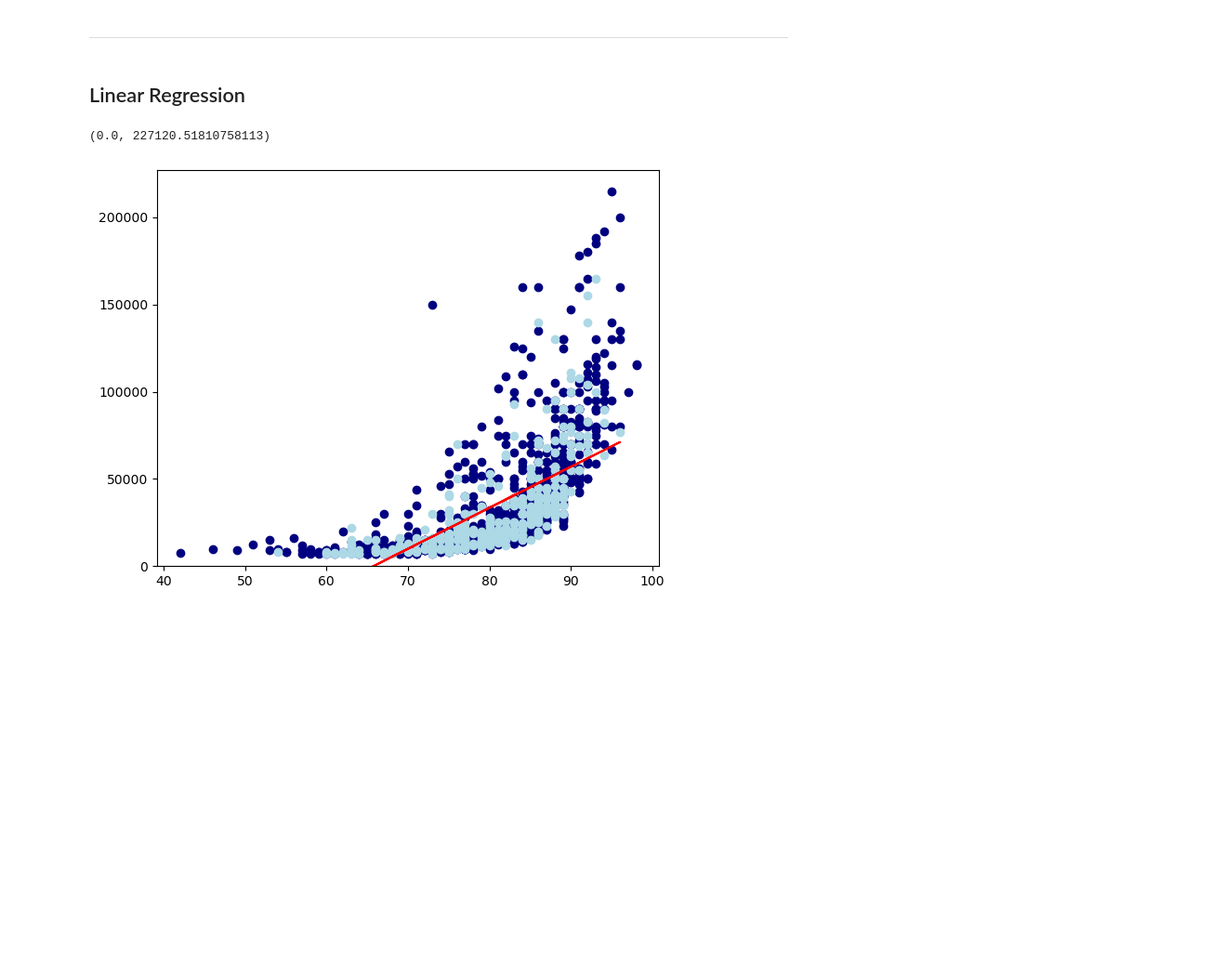
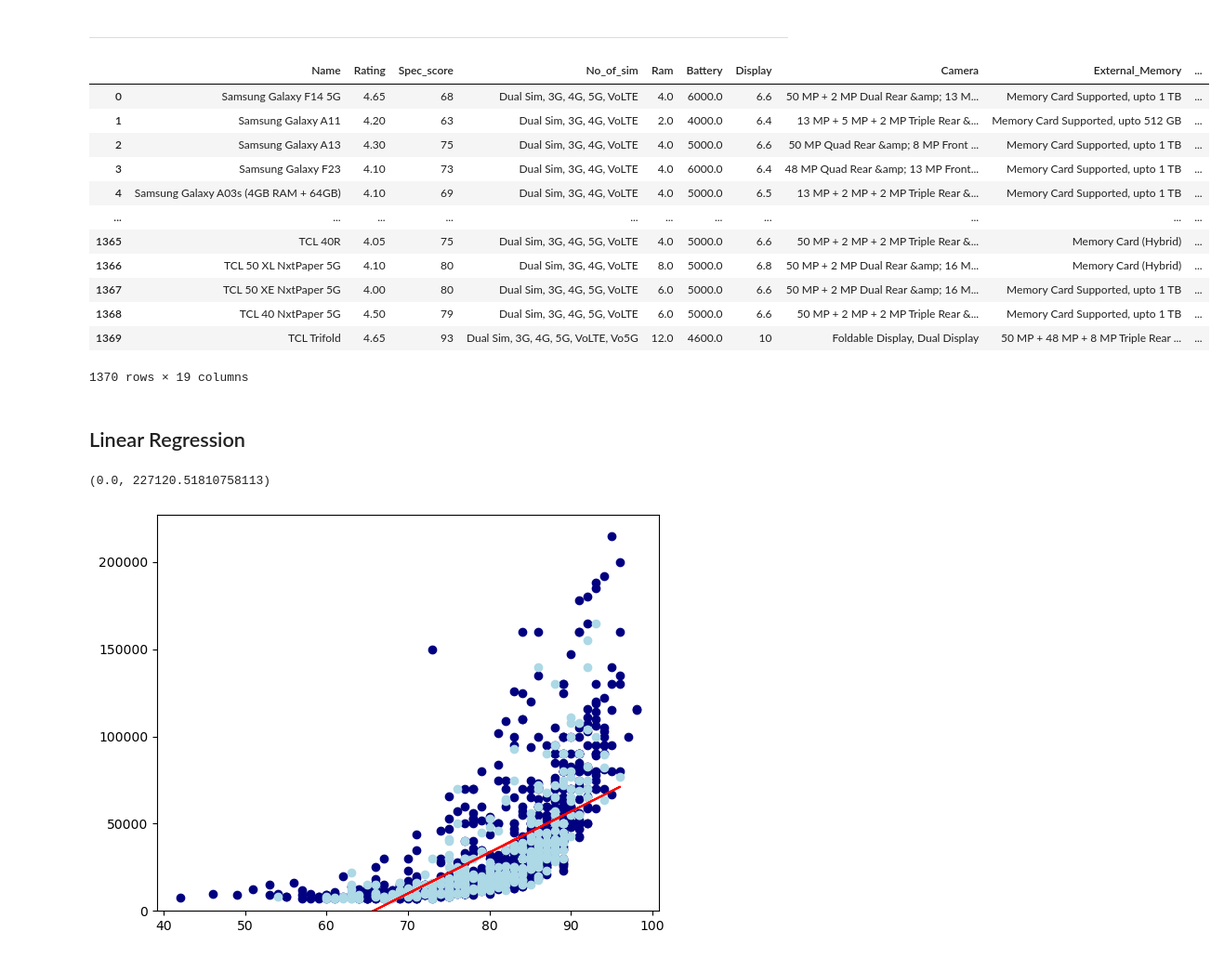
Before and after one commit to MassiCanosi/Machine-Learning-Training-Journey, a Jupyter notebook: Sample Analysis/Mobile phone Usability Analysis.ipynb, the cells around one changed output. Shown at 93% size. Cells and saved outputs as stored; diff of their text form; code cells hidden in the pictures; blank space fills up the shorter version.

```diff
--- a/Sample Analysis/Mobile phone Usability Analysis.ipynb
+++ b/Sample Analysis/Mobile phone Usability Analysis.ipynb
@@ -197,3 +264,60 @@ px.scatter(price_spec_pivot, x='AVG Spec Score', y='AVG Price', size='Distinct p
+# %%
+file['No_of_sim'] = file['No_of_sim'].apply(lambda x: x[:-2])
+
+sim_mapping = {
+    'No Sim Supported': 0,
+    'Dual Sim, 3G, VoLTE': 1,
+    'Single Sim, 3G, 4G, VoLTE': 2,
+    'Dual Sim, 3G, 4G': 3,
+    'Dual Sim, 3G, 4G, VoLTE': 4,
+    'Single Sim, 3G, 4G, 5G, VoLTE': 5,
+    'Dual Sim, 3G, 4G, 5G, VoLTE': 6,
+    'Single Sim, 3G, 4G, 5G, VoLTE, Vo5G': 7,
+    'Dual Sim, 3G, 4G, 5G, VoLTE, Vo5G': 8,
+}
+
+file['No_of_sim_encoded'] = file['No_of_sim'].map(sim_mapping)
+# %%
+file['Inbuilt_memory'] = file['Inbuilt_memory'].str.strip()
+
+def extract_inbMemory_info(proc_str):
+
+    import re
+
+    match = re.search(r'(\d+)', str(proc_str))
+
+    if match:
+
+        if "TB" in str(proc_str):
+
+            match = int(match.group()) * 1000
+
+            return match
+
+        else:
+
+            return match.group()
+
+    else:
+        return None
+
+file['Inbuilt_memory'] = file['Inbuilt_memory'].apply(extract_inbMemory_info)
+# %%
+file
+# %% [output]
+|  | Name | Rating | Spec_score | No_of_sim | Ram | Battery | Display | Camera | External_Memory | ... |
+| 0 | Samsung Galaxy F14 5G | 4.65 | 68 | Dual Sim, 3G, 4G, 5G, VoLTE | 4.0 | 6000.0 | 6.6 | 50 MP + 2 MP Dual Rear &amp; 13 M... | Memory Card Supported, upto 1 TB | ... |
+| 1 | Samsung Galaxy A11 | 4.20 | 63 | Dual Sim, 3G, 4G, VoLTE | 2.0 | 4000.0 | 6.4 | 13 MP + 5 MP + 2 MP Triple Rear &... | Memory Card Supported, upto 512 GB | ... |
+| 2 | Samsung Galaxy A13 | 4.30 | 75 | Dual Sim, 3G, 4G, VoLTE | 4.0 | 5000.0 | 6.6 | 50 MP Quad Rear &amp; 8 MP Front ... | Memory Card Supported, upto 1 TB | ... |
+| 3 | Samsung Galaxy F23 | 4.10 | 73 | Dual Sim, 3G, 4G, VoLTE | 4.0 | 6000.0 | 6.4 | 48 MP Quad Rear &amp; 13 MP Front... | Memory Card Supported, upto 1 TB | ... |
+| 4 | Samsung Galaxy A03s (4GB RAM + 64GB) | 4.10 | 69 | Dual Sim, 3G, 4G, VoLTE | 4.0 | 5000.0 | 6.5 | 13 MP + 2 MP + 2 MP Triple Rear &... | Memory Card Supported, upto 1 TB | ... |
+| ... | ... | ... | ... | ... | ... | ... | ... | ... | ... | ... |
+| 1365 | TCL 40R | 4.05 | 75 | Dual Sim, 3G, 4G, 5G, VoLTE | 4.0 | 5000.0 | 6.6 | 50 MP + 2 MP + 2 MP Triple Rear &... | Memory Card (Hybrid) | ... |
+| 1366 | TCL 50 XL NxtPaper 5G | 4.10 | 80 | Dual Sim, 3G, 4G, VoLTE | 8.0 | 5000.0 | 6.8 | 50 MP + 2 MP Dual Rear &amp; 16 M... | Memory Card (Hybrid) | ... |
+| 1367 | TCL 50 XE NxtPaper 5G | 4.00 | 80 | Dual Sim, 3G, 4G, 5G, VoLTE | 6.0 | 5000.0 | 6.6 | 50 MP + 2 MP Dual Rear &amp; 16 M... | Memory Card Supported, upto 1 TB | ... |
+| 1368 | TCL 40 NxtPaper 5G | 4.50 | 79 | Dual Sim, 3G, 4G, 5G, VoLTE | 6.0 | 5000.0 | 6.6 | 50 MP + 2 MP + 2 MP Triple Rear &... | Memory Card Supported, upto 1 TB | ... |
+| 1369 | TCL Trifold | 4.65 | 93 | Dual Sim, 3G, 4G, 5G, VoLTE, Vo5G | 12.0 | 4600.0 | 10 | Foldable Display, Dual Display | 50 MP + 48 MP + 8 MP Triple Rear ... | ... |
+1370 rows × 19 columns
 # %% [markdown]
 ## Linear Regression
 # %%
```
Also changed, not shown: parts of 15 cells of this notebook.
